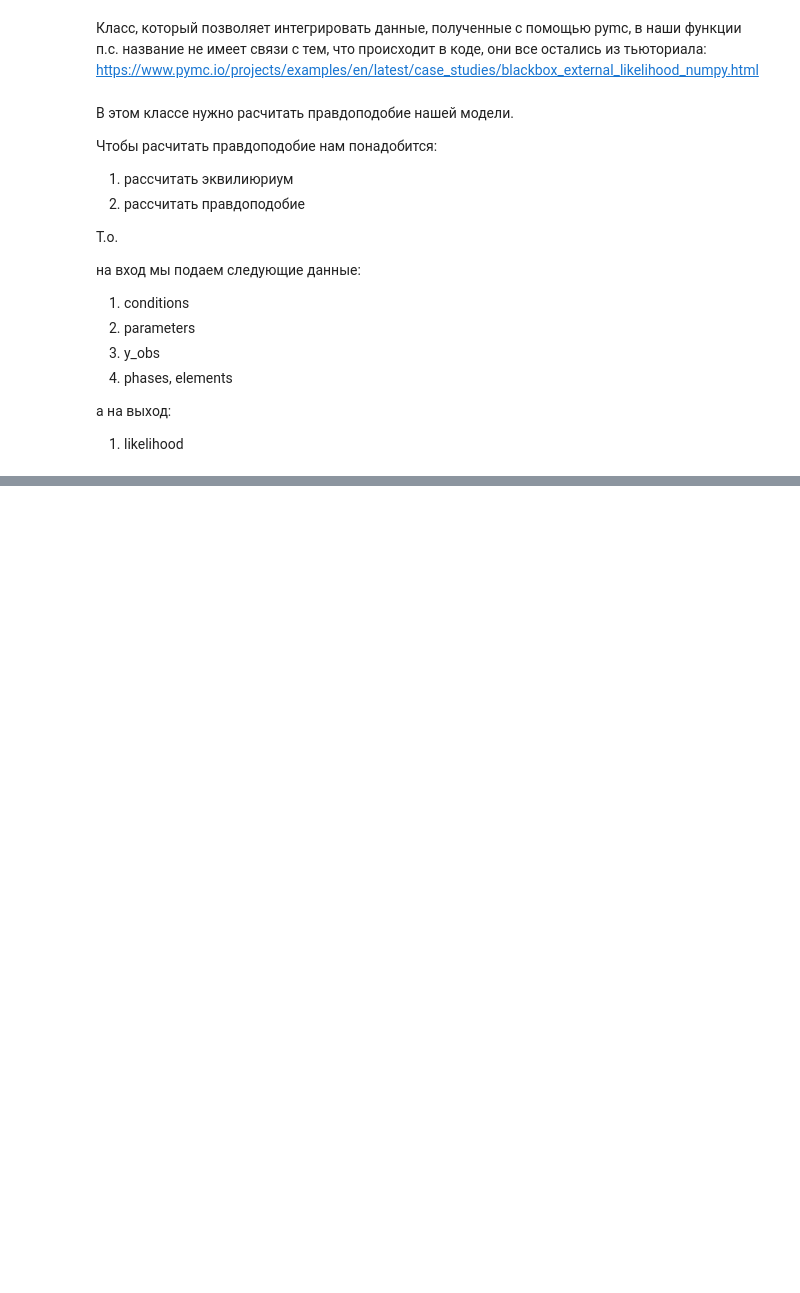
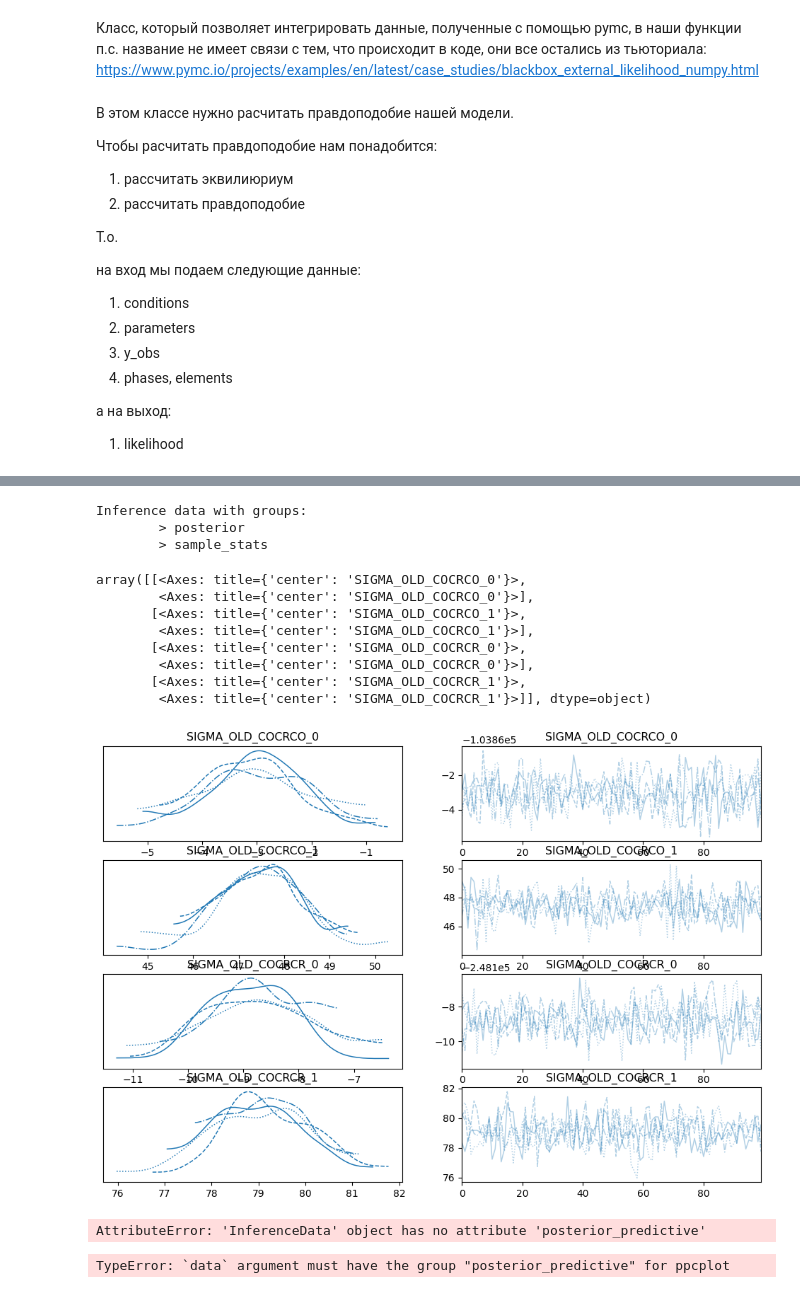
Before and after one commit to elizaveta-mgebrishvili/BF-MCMC, a Jupyter notebook: posterior_distribution_exp_20230422.ipynb, the cells around one changed output, grey strips where cells are left out. Saved outputs shown, nothing was run; the diff lists cells and outputs as text; code cells hidden in the pictures; blank space fills up the shorter version.

```diff
--- a/posterior_distribution_exp_20230422.ipynb
+++ b/posterior_distribution_exp_20230422.ipynb
@@ -192,5 +226,7 @@ logl = LogLike(db10, conditions, phase, elements, y_obs)
 # %%
 test_model = pm.Model()
+
+logl = LogLike(db10, conditions, phase, elements, y_obs)
 
 with test_model:
     # uniform priors on m and c
@@ -202,8 +238,12 @@ with test_model:
     # theta = [COCRCO_0, COCRCO_1, COCRCR_0, COCRCR_1]
     theta = pt.as_tensor_variable([COCRCO_0, COCRCO_1, COCRCR_0, COCRCR_1])
 
-    # likelihood = pm.DensityDist("likelihood", logl(theta), observed=theta)
+    # likelihood = pm.DensityDist("likelihood", logl(theta), observed=y_obs)
     likelihood = pm.Potential("likelihood", logl(theta))
 
-    trace = pm.sample(draws=100, tune=90) #, step = pm.Metropolis()
+    traces = pm.sample_prior_predictive(samples=100)
+    traces.extend(pm.sample(draws=100, tune=500))
+    pm.sample_posterior_predictive(traces)
+
+    # traces = pm.sample(draws=100, tune=500) #, step = pm.Metropolis()
 # %% [output]
@@ -246,3 +286,20 @@ array([[<Axes: title={'center': 'SIGMA_OLD_COCRCO_0'}>,
+# %%
+test_model = pm.Model()
+
+with test_model:
+    # uniform priors on m and c
+    COCRCO_0 = pm.Normal("SIGMA_OLD_COCRCO_0", mu=-103863.0, sigma=1)
+    COCRCO_1 = pm.Normal("SIGMA_OLD_COCRCO_1", mu=47.47, sigma=1)
+    COCRCR_0 = pm.Normal("SIGMA_OLD_COCRCR_0", mu=-248108.8, sigma=1)
+    COCRCR_1 = pm.Normal("SIGMA_OLD_COCRCR_1", mu=79.12, sigma=1)
+
+    # theta = [COCRCO_0, COCRCO_1, COCRCR_0, COCRCR_1]
+    theta = pt.as_tensor_variable([COCRCO_0, COCRCO_1, COCRCR_0, COCRCR_1])
+
+    # likelihood = pm.DensityDist("likelihood", logl(theta), observed=y_obs)
+    likelihood = pm.Potential("likelihood", logl(theta))
+
+    traces = pm.sample(draws=100, tune=500) #, step = pm.Metropolis()
 # %%
 likelihood.eval()
 # %% [output]
@@ -249,0 +307,19 @@ likelihood.eval()
+# %%
+traces
+# %% [output]
+Inference data with groups:
+        > posterior
+        > sample_stats
+# %%
+# plot the traces for 500 tune and 100 draws Slice
+az.plot_trace(traces)
+# %% [output]
+array([[<Axes: title={'center': 'SIGMA_OLD_COCRCO_0'}>,
+        <Axes: title={'center': 'SIGMA_OLD_COCRCO_0'}>],
+       [<Axes: title={'center': 'SIGMA_OLD_COCRCO_1'}>,
+        <Axes: title={'center': 'SIGMA_OLD_COCRCO_1'}>],
+       [<Axes: title={'center': 'SIGMA_OLD_COCRCR_0'}>,
+        <Axes: title={'center': 'SIGMA_OLD_COCRCR_0'}>],
+       [<Axes: title={'center': 'SIGMA_OLD_COCRCR_1'}>,
+        <Axes: title={'center': 'SIGMA_OLD_COCRCR_1'}>]], dtype=object)
+[figure, added]
@@ -249,0 +331,8 @@ likelihood.eval()
+# %%
+traces.posterior_predictive
+# %% [output]
+AttributeError: 'InferenceData' object has no attribute 'posterior_predictive'
+# %%
+az.plot_ppc(traces, num_pp_samples=100);
+# %% [output]
+TypeError: `data` argument must have the group "posterior_predictive" for ppcplot
```
Also changed, not shown: parts of 22 cells of this notebook.
